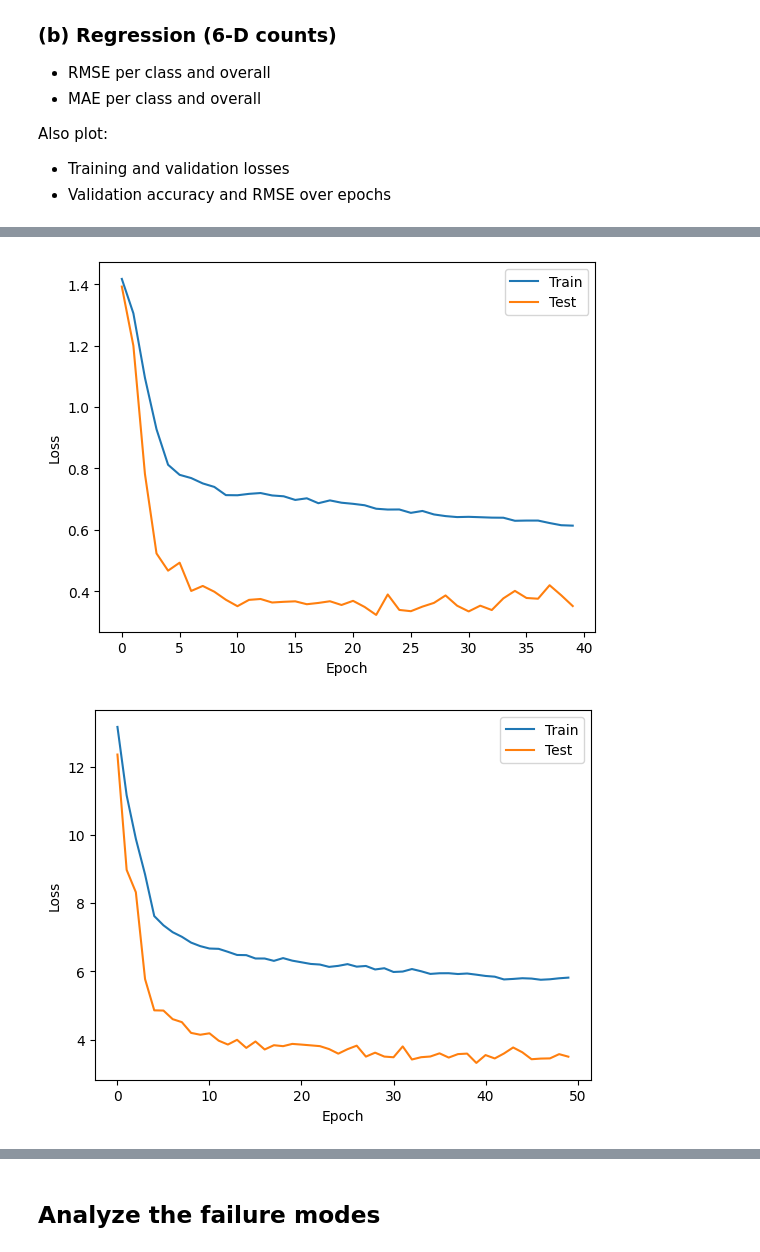
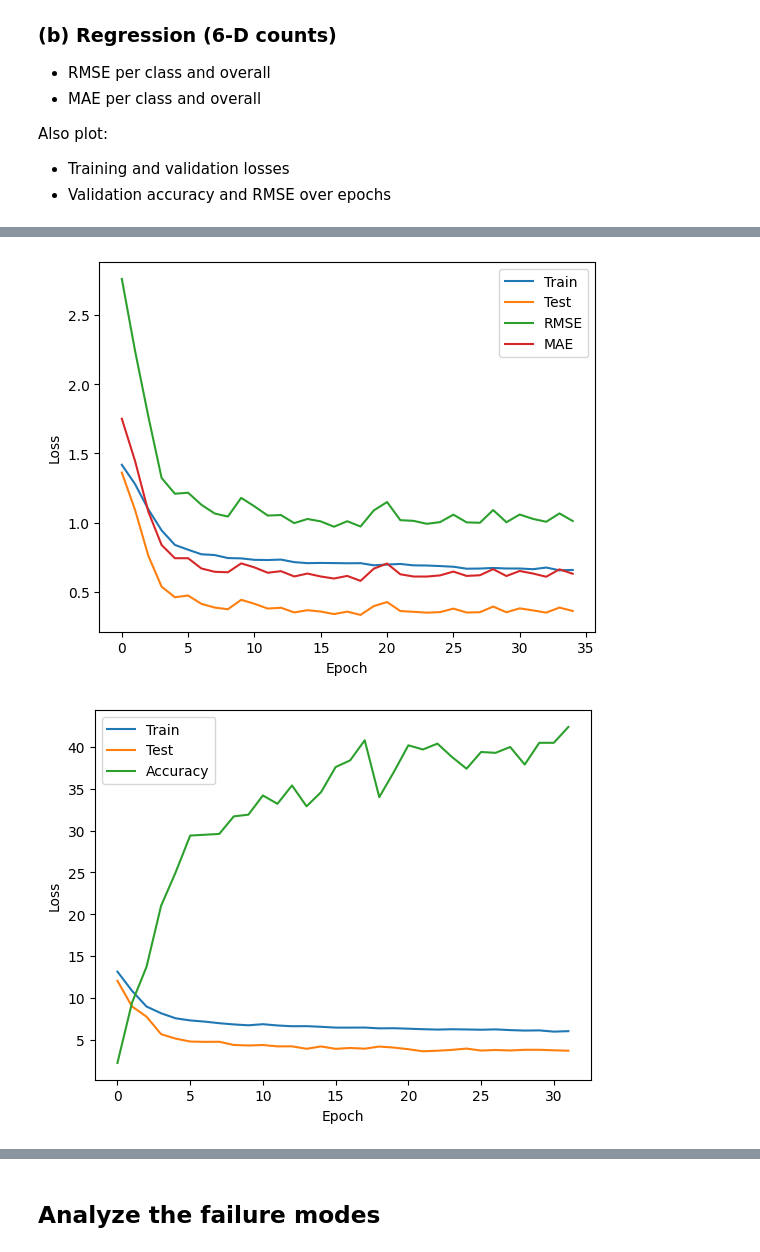
Before and after one commit to quantumFeline/dnn-hw-1, a Jupyter notebook: DNN_HW1.ipynb, the cells around one changed output, grey strips where cells are left out. Saved outputs shown, nothing was run; the diff lists cells and outputs as text; code cells hidden in the pictures.

Commit message:
All metrics

```diff
--- a/DNN_HW1.ipynb
+++ b/DNN_HW1.ipynb
@@ -748,10 +643,14 @@ def training_loop(model, optimizer, early_stopping, train_loader, test_loader, e
     :param test_loader: test data loader.
     :param epochs: number of epochs to train for. The actual number may be less is early stopping is defnined.
     :param reg_loss_only: whether to only use the regression loss or both classification and regression.
+    :return: (train_losses, test_losses, accuracy) for classification or (train_losses, test_losses, (rmse, mae)) for regression
     """
 
     train_losses = []
     test_losses = []
+    accuracies = []
+    rmses = []
+    maes = []
     for epoch in range(epochs):
         model.train()
         total_loss = 0
@@ -818,8 +717,12 @@ def training_loop(model, optimizer, early_stopping, train_loader, test_loader, e
         print(f"Epoch {epoch+1}/{model.epochs} | "
               f"Train Loss: {total_loss/len(train_loader):.4f} | "
               f"Test Loss: {test_loss/len(test_loader):.4f}")
-        if not reg_loss_only:
-          # It doesn't make much sense to check accuracy of an output consisting of real numbers.
+        if reg_loss_only:
+          rmses.append(torch.sqrt(torch.mean((logits_counts - target_counts)**2)).item())
+          maes.append(torch.mean(torch.abs(logits_counts - target_counts)).item())
+          print(f"RMSE: {rmses[-1]:.4f} | MAE: {maes[-1]:.4f}")
+        else:
+          accuracies.append(100*correct/total)
           print(f"Train Acc: {100*train_correct/train_total:.2f}% | "
                 f"Test Acc: {100*correct/total:.2f}%")
 
@@ -831,7 +734,10 @@ def training_loop(model, optimizer, early_stopping, train_loader, test_loader, e
 
     if early_stopping is not None:
       early_stopping.load_best_model(model)
-    return train_losses, test_losses
+    if reg_loss_only:
+      return train_losses, test_losses, (rmses, maes)
+    else:
+      return train_losses, test_losses, accuracies
 # %% [markdown]
 Load data
 ====
@@ -915,5 +821,5 @@ model_class = ShapeClassifier(loss_coef=0).to(device)
 optimizer = torch.optim.Adam(model_class.parameters(), lr=1e-3)
 early_stopping = EarlyStopping(patience=10, delta=0.01)
 # %%
-train_losses, test_losses = training_loop(model_class, optimizer, early_stopping, train_loader, test_loader, EPOCHS, reg_loss_only=False)
+train_losses_class, test_losses_class, accuracies_class = training_loop(model_class, optimizer, early_stopping, train_loader, test_loader, EPOCHS, reg_loss_only=False)
 # %% [output]
@@ -968,4 +874,5 @@ tensor([[ 0.0272, -0.1083,  4.6517,  0.3197,  0.6400,  3.5330]],
        device='cuda:0', grad_fn=<AddmmBackward0>)
 # %%
-train_losses_reg, test_losses_reg = training_loop(model_reg, optimizer, early_stopping, train_loader, test_loader, EPOCHS, reg_loss_only=True)
+train_losses_reg, test_losses_reg, metrics_reg = training_loop(model_reg, optimizer, early_stopping, train_loader, test_loader, EPOCHS, reg_loss_only=True)
+rmse, mae = metrics_reg
 # %% [output]
@@ -1074,11 +981,23 @@ Also plot:
 * Training and validation losses
 * Validation accuracy and RMSE over epochs
 # %%
-def graph_loss(train_losses, test_losses, graph_name):
+def graph_loss_class(train_losses, test_losses, accuracies, graph_name):
     plt.plot(train_losses, label="Train")
     plt.plot(test_losses, label="Test")
+    plt.plot(accuracies, label="Accuracy")
     plt.xlabel("Epoch")
     plt.ylabel("Loss")
     plt.legend()
     plt.savefig(graph_name)
     plt.show()
+
+def graph_loss_reg(train_losses, test_losses, rmse, mae, graph_name):
+    plt.plot(train_losses, label="Train")
+    plt.plot(test_losses, label="Test")
+    plt.plot(rmse, label="RMSE")
+    plt.plot(mae, label="MAE")
+    plt.xlabel("Epoch")
+    plt.ylabel("Loss")
+    plt.legend()
+    plt.savefig(graph_name)
+    plt.show()
@@ -1089,11 +1008,11 @@ graph_loss(train_losses, test_losses, "loss_classification_only.jpg")
 # %%
-graph_loss(train_losses_reg, test_losses_reg, "loss_regression_only.jpg")
+graph_loss_reg(train_losses_reg, test_losses_reg, rmse, mae, "loss_regression_only.jpg")
 # %% [output]
-[figure, old version]
+[figure, new version]
 # %%
-graph_loss(train_losses_joint, test_losses_joint, "loss.jpg")
+graph_loss_class(train_losses_joint, test_losses_joint, accuracies_joint, "loss.jpg")
 # %% [output]
-[figure, old version]
+[figure, new version]
 # %%
 # Torchmetrics have trouble being imported; using a manual fallback.
 def calculate_metrics(predictions, targets, num_classes):
```
Also changed, not shown: parts of 25 cells of this notebook, 6 other files.
